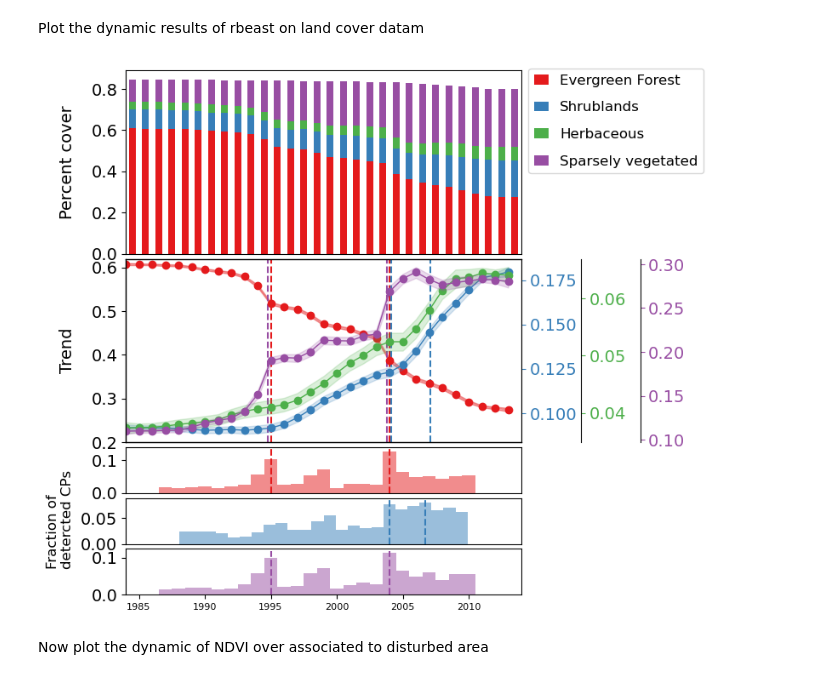
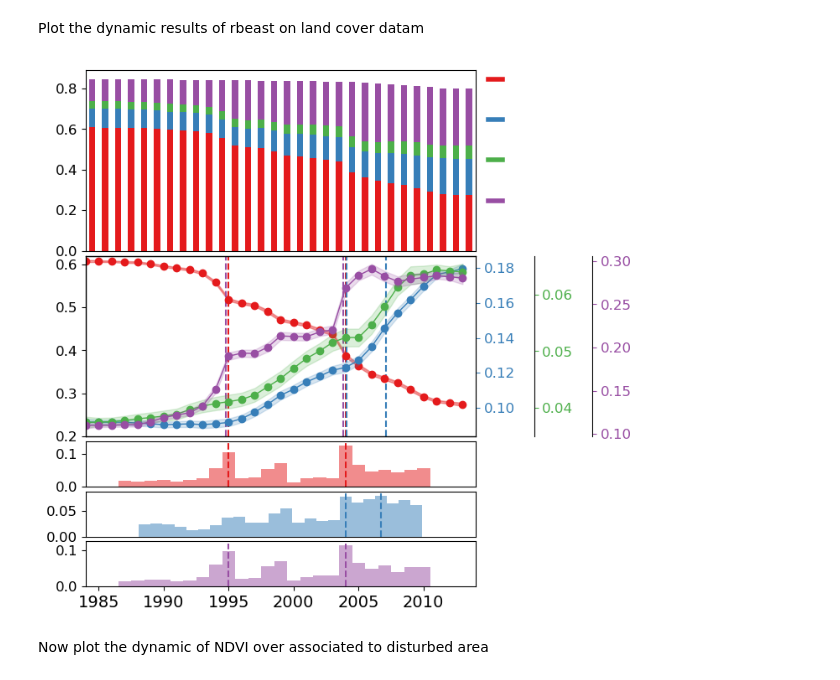
Before and after one commit to hamiddashti/greeness, a Jupyter notebook: codes/src/analyses_v4.ipynb, the cells around one changed output. Drawn from its saved outputs; the diff is of its cells as text; code cells hidden in the pictures.

Commit message:
fixing second figure

```diff
--- a/codes/src/analyses_v4.ipynb
+++ b/codes/src/analyses_v4.ipynb
@@ -95,7 +156,7 @@ mcmc = rb.args(seed=1)
 extra = rb.args(  # a set of options to specify the outputs or computational configurations
     dumpInputData=
     True,  # make a copy of the aggregated input data in the beast ouput
-    numThreadsPerCPU=2,  # Paralell  computing: use 2 threads per cpu core
+    numThreadsPerCPU=1,  # Paralell  computing: use 2 threads per cpu core
     numParThreads=
     0,  # `0` means using all CPU cores: total num of ParThreads = numThreadsPerCPU * core Num
     printOptions=False,
@@ -203,14 +273,21 @@ fig, ax = plt.subplots(5, 1, figsize=(6, 8), gridspec_kw={"wspace": 0.1, "hspace
 
 # Plotting subplots
 lc_changed_df.plot(ax=ax[0], kind="bar", stacked=True, legend=False, title="", color=color_palette)
-ax[0].legend(title="", bbox_to_anchor=(1, 1.05), loc="upper left", fontsize=12,handlelength=1.0,labelspacing=1.0)
+# ax[0].legend(title="", bbox_to_anchor=(1, 1.05), loc="upper left", fontsize=12,handlelength=1.0,labelspacing=1.0)
+# ax[0].xaxis.set_tick_params(width=0)
+# ax[0].set_ylabel("Percent cover")
+legend_colors = [plt.Line2D([0], [0], color=color, lw=4) for color in color_palette]
+legend_labels = [""] * len(legend_colors)
 ax[0].xaxis.set_tick_params(width=0)
-ax[0].set_ylabel("Percent cover")
+
+# Add custom legend to the plot
+ax[0].legend(legend_colors, legend_labels, title="", bbox_to_anchor=(1, 1.05), loc="upper left", fontsize=12, handlelength=1.0, labelspacing=2, frameon=False)
+
 
 ax[1].plot(t, Y_ef_mean, color=color_palette[0], linewidth=.1, marker='o')
 ax[1].fill_between(t, ci_ef_0_pd, ci_ef_1_pd, color=color_palette[0], alpha=0.4)
 ax[1].set_xticklabels([])
-ax[1].set_ylabel("Trend")
+# ax[1].set_ylabel("Trend")
 ax[1].set_ylim(0.2, 0.62)
 ax[1].xaxis.set_major_locator(plt.NullLocator())
 ax[1].set_xlim(1984, 2014)
@@ -218,19 +295,19 @@ ax[1].set_xlim(1984, 2014)
 ax02 = ax[1].twinx()
 ax02.plot(t, Y_sh_mean, color=color_palette[1], linewidth=1, marker='o')
 ax02.fill_between(t, ci_sh_0_pd, ci_sh_1_pd, color=color_palette[1], alpha=0.2)
-ax02.tick_params(axis="both", which="major", labelsize=14,colors=color_palette[1])
+ax02.tick_params(axis="both", which="major", labelsize=12,colors=color_palette[1])
 
 ax03 = ax[1].twinx()
 ax03.plot(t, Y_hb_mean, color=color_palette[2], linewidth=1, marker='o')
 ax03.spines.right.set_position(("axes", 1.15))
 ax03.fill_between(t, ci_hb_0_pd, ci_hb_1_pd, color=color_palette[2], alpha=0.2)
-ax03.tick_params(axis="both", which="major", labelsize=14,colors=color_palette[2])
+ax03.tick_params(axis="both", which="major", labelsize=12,colors=color_palette[2])
 
 ax04 = ax[1].twinx()
 ax04.plot(t, Y_sparse_mean, color=color_palette[3], linewidth=1, marker='o')
 ax04.spines.right.set_position(("axes", 1.3))
 ax04.fill_between(t, ci_sparse_0_pd, ci_sparse_1_pd, color=color_palette[3], alpha=0.2)
-ax04.tick_params(axis="both", which="major", labelsize=14,colors=color_palette[3])
+ax04.tick_params(axis="both", which="major", labelsize=12,colors=color_palette[3])
 
 bin_centers = t[:-1] + np.diff(t) / 2
 bin_edges = np.concatenate(
@@ -248,21 +325,22 @@ ax[3].hist(cp_sh, bins=bin_edges, color=color_palette[1], alpha=0.5,density=True
 
 ax[3].set_xticklabels([])
 ax[3].xaxis.set_major_locator(plt.NullLocator())
-ax[3].tick_params(axis="x", labelsize=8)
 
 ax[4].hist(cp_sparse, bins=bin_edges, color=color_palette[3], alpha=0.5,density=True)
 
-ax[4].tick_params(axis="x", labelsize=8)
+ax[4].tick_params(axis="x", labelsize=14)
 ax[4].set_xlim(1984, 2014)
 
 # ax[2].yaxis.tick_right()
 # ax[3].yaxis.tick_right()
 # ax[4].yaxis.tick_right()
 
-fig.text(-.03, 0.22, 'Fraction of\ndetercted CPs', va='center', rotation='vertical', fontsize=12)
+# fig.text(-.03, 0.22, 'Fraction of\ndetercted CPs', va='center', rotation='vertical', fontsize=12)
 
 for i in range(2, 5):
     ax[i].yaxis.set_label_coords(1.1, 2)
+for i in range(5):
+    ax[i].tick_params(axis="y",labelsize=12)
 
 ax[1].vlines(np.array(most_common_cp_ef),
              ax[1].get_ylim()[0],
@@ -273,34 +351,35 @@ ax[1].vlines(np.array(most_common_cp_sh)+0.1,
              ax[1].get_ylim()[0],
              ax[1].get_ylim()[1],
              color=color_palette[1],
              linestyle="--")
 ax[1].vlines(np.array(most_common_cp_sparse)-0.2,
              ax[1].get_ylim()[0],
              ax[1].get_ylim()[1],
              color=color_palette[3],
              linestyle="--")
 
 ax[2].vlines(np.array(most_common_cp_ef),
              ax[2].get_ylim()[0],
              ax[2].get_ylim()[1],
              color=color_palette[0],
              linestyle="--")
 
 ax[3].vlines(np.array(most_common_cp_sh),
              ax[3].get_ylim()[0],
              ax[3].get_ylim()[1],
              color=color_palette[1],
              linestyle="--")
 
 ax[4].vlines(np.array(most_common_cp_sparse),
              ax[4].get_ylim()[0],
              ax[4].get_ylim()[1],
              color=color_palette[3],
              linestyle="--")
 fig.align_ylabels()
+
 plt.savefig("../manuscript/figures/LC_dynamics.png", bbox_inches="tight", pad_inches=0.1)
 # %% [output]
-[figure, old version]
+[figure, new version]
 # %% [markdown]
 Now plot the dynamic of NDVI over associated to disturbed area
 # %%
```
Also changed, not shown: parts of 29 cells of this notebook, 1 other file.
